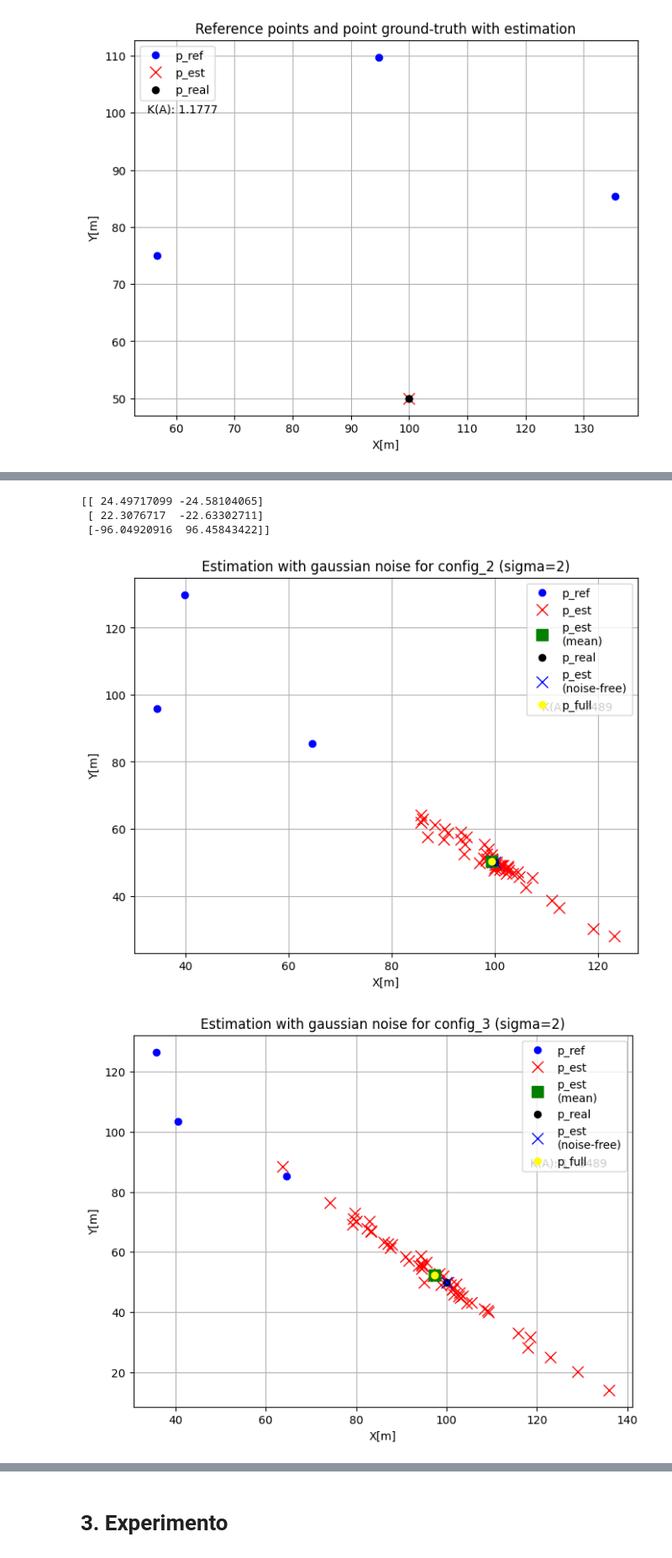
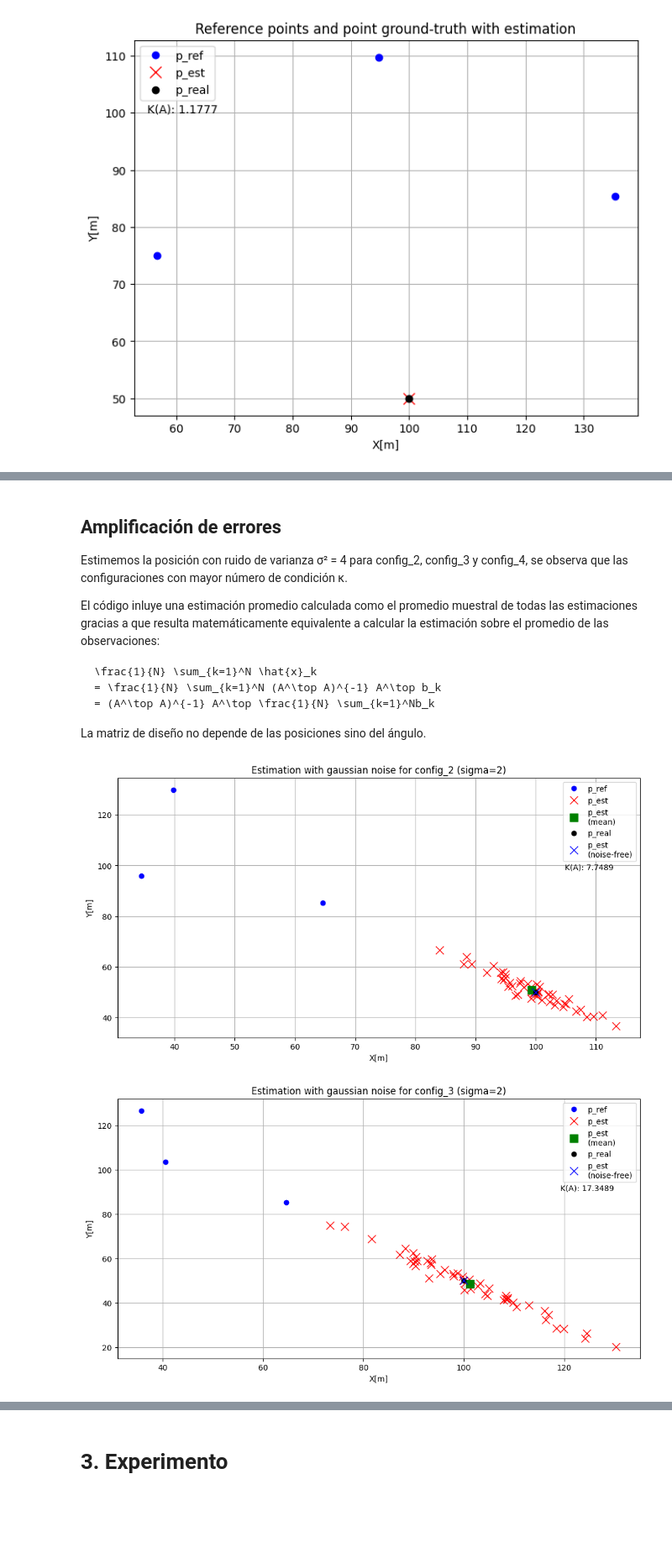
Before and after one commit to Alegarcia049/TP3_INFE, a Jupyter notebook: code.ipynb, the cells around one changed output, grey strips where cells are left out. Shown at 84% size. Drawn from its saved outputs; the diff is of its cells as text; code cells hidden in the pictures; blank space fills up the shorter version.

````diff
--- a/code.ipynb
+++ b/code.ipynb
@@ -104,5 +106,5 @@ def estimate_p(angles, positions):
     A = np.column_stack([np.cos(angles), -np.sin(angles)])    # Design matrix
     b = np.sum(A * positions, axis = 1) # Solutions for linear system
     x, *_ = np.linalg.lstsq(A, b, rcond=None)  # Least Squares solution
-    return  x, np.linalg.cond(A)
+    return  x, np.linalg.cond(A), A
 # %% [markdown]
@@ -110,5 +114,5 @@ def estimate_p(angles, positions):
 # %%
-x, cond = estimate_p(theta_1, pos_1)
+x, cond, _ = estimate_p(theta_1, pos_1)
 
 plt.figure(figsize=(8,6))
 plt.plot(pos_1[:,0], pos_1[:,1], 'o', color='blue', label='p_ref')
@@ -242,42 +226,66 @@ $$
+# %% [markdown]
+## Amplificación de errores
+Estimemos la posición con ruido de varianza σ² = 4 para config_2, config_3 y config_4, se observa que las configuraciones con mayor número de condición κ.
+
+El código inluye una estimación promedio calculada como el promedio muestral de todas las estimaciones gracias a que resulta matemáticamente equivalente a calcular la estimación sobre el promedio de las observaciones:
+
+```math
+\frac{1}{N} \sum_{k=1}^N \hat{x}_k
+= \frac{1}{N} \sum_{k=1}^N (A^\top A)^{-1} A^\top b_k
+= (A^\top A)^{-1} A^\top \frac{1}{N} \sum_{k=1}^Nb_k
+```
+
+La matriz de diseño no depende de las posiciones sino del ángulo.
 # %%
 # Introducing gaussian noise into observed angles
 angles_234 = np.array(angles_clean[1:,:])
 pos_234 = np.array(positions_clean[1:,:])
 # First we get the solution without noise and condition number of design matrix for a later comparison
 sigma = 2
 conditions = np.zeros(3)
 clean_solutions = np.zeros((3, 2))
-full = np.zeros((3,2))
 estimations = np.zeros((SAMPLES, 3, 2))
 noisy_pos = generate_gaussian_noisy_samples(pos_234, sigma, SAMPLES, 1, RNG)
 for config in range(3):
-    clean_solutions[config], conditions[config] = estimate_p(angles_234[config], pos_234[config])
-    full[config], _ = estimate_p_batches(angles_234[config], noisy_pos[config])
+    clean_solutions[config], conditions[config], _ = estimate_p(angles_234[config], pos_234[config])
     for sample in range(SAMPLES):
-        x, _ = estimate_p(angles_234[config], noisy_pos[config, sample])
+        x, *_ = estimate_p(angles_234[config], noisy_pos[config, sample])
         estimations[sample, config] = x
 
 for i in range(3):
-    plt.figure(figsize=(8,6))
+    fig, ax = plt.subplots(figsize=(12,6))
     plt.plot(pos_234[i,:,0], pos_234[i,:,1], 'o', color='blue', label='p_ref')
     plt.plot(estimations[:,i,0], estimations[:,i,1], 'x', markersize=10.0, color='red', label='p_est')
     plt.plot(np.mean(estimations[:,i,0]), np.mean(estimations[:,i,1]), 's', markersize=10.0, color='green', label='p_est\n(mean)')
     plt.plot(p[0], p[1], 'o', color='black', label='p_real')
     plt.plot(clean_solutions[i][0], clean_solutions[i][1], 'x', markersize=10.0, color='blue', label='p_est\n(noise-free)')
-    plt.plot(full[i,0],full[i,1], 'o', color='yellow', label='p_full')
+
     plt.title(f'Estimation with gaussian noise for config_{i+2} (sigma={sigma})')
     leg = plt.legend(loc='upper right')
     # For text alignment
     plt.gcf().canvas.draw()
     bb = leg.get_bbox_to_anchor().transformed(plt.gca().transAxes.inverted())
     plt.text(0.95, 0.67, f'K(A): {conditions[i]:.4f}', transform=plt.gca().transAxes, ha='right', va='top')
     plt.xlabel('X[m]')
     plt.ylabel('Y[m]')
     plt.grid(True)
+    if np.max(np.linalg.norm(p-estimations[:,i])) > 1000:
+        # A bit of zoom
+        axins = inset_axes(ax,
+                        width="35%",
+                        height="45%",
+                        loc="lower left",
+                        borderpad=2)
+
+        axins.plot(estimations[:,i,0], estimations[:,i,1],'x',  color='red')
+        axins.plot(pos_234[i,:,0], pos_234[i,:,1], 'o', color='blue')
+        axins.plot(p[0], p[1], 'o', color='black')
+        axins.set_xlim(0, 110)
+        axins.set_ylim(40, 150)
+        axins.plot(np.mean(estimations[:,i,0]), np.mean(estimations[:,i,1]), 's', color='green')
+        mark_inset(ax, axins, loc1=2, loc2=4, fc="none", ec="0.3")
+        axins.set_aspect('equal', adjustable='box')
     plt.show()
 # %% [output]
-[[ 24.49717099 -24.58104065]
- [ 22.3076717  -22.63302711]
- [-96.04920916  96.45843422]]
-[figure, old version]
+[figure, new version]
-[figure, old version]
+[figure, new version]
````
Also changed, not shown: parts of 19 cells of this notebook, 8 other files.
